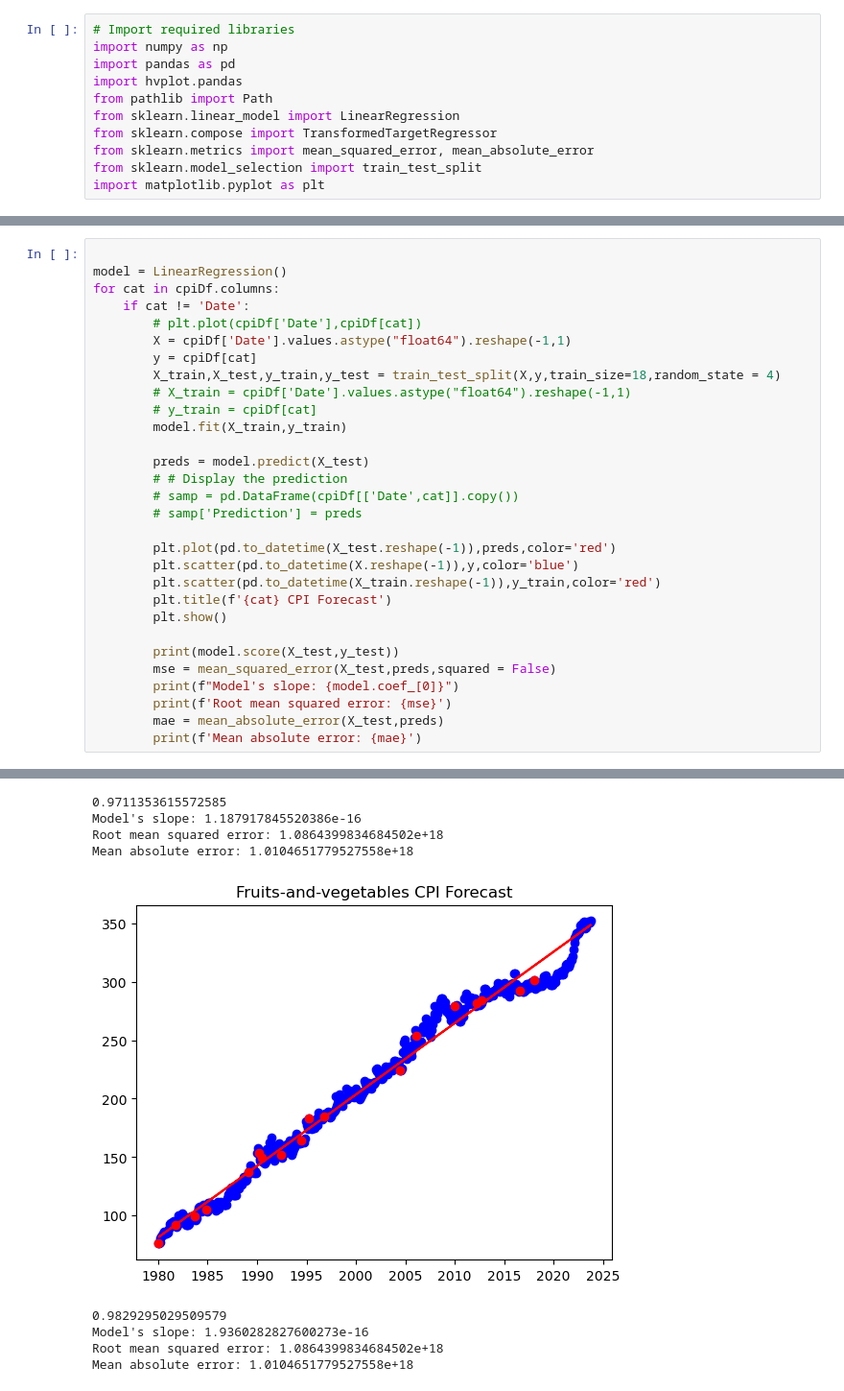
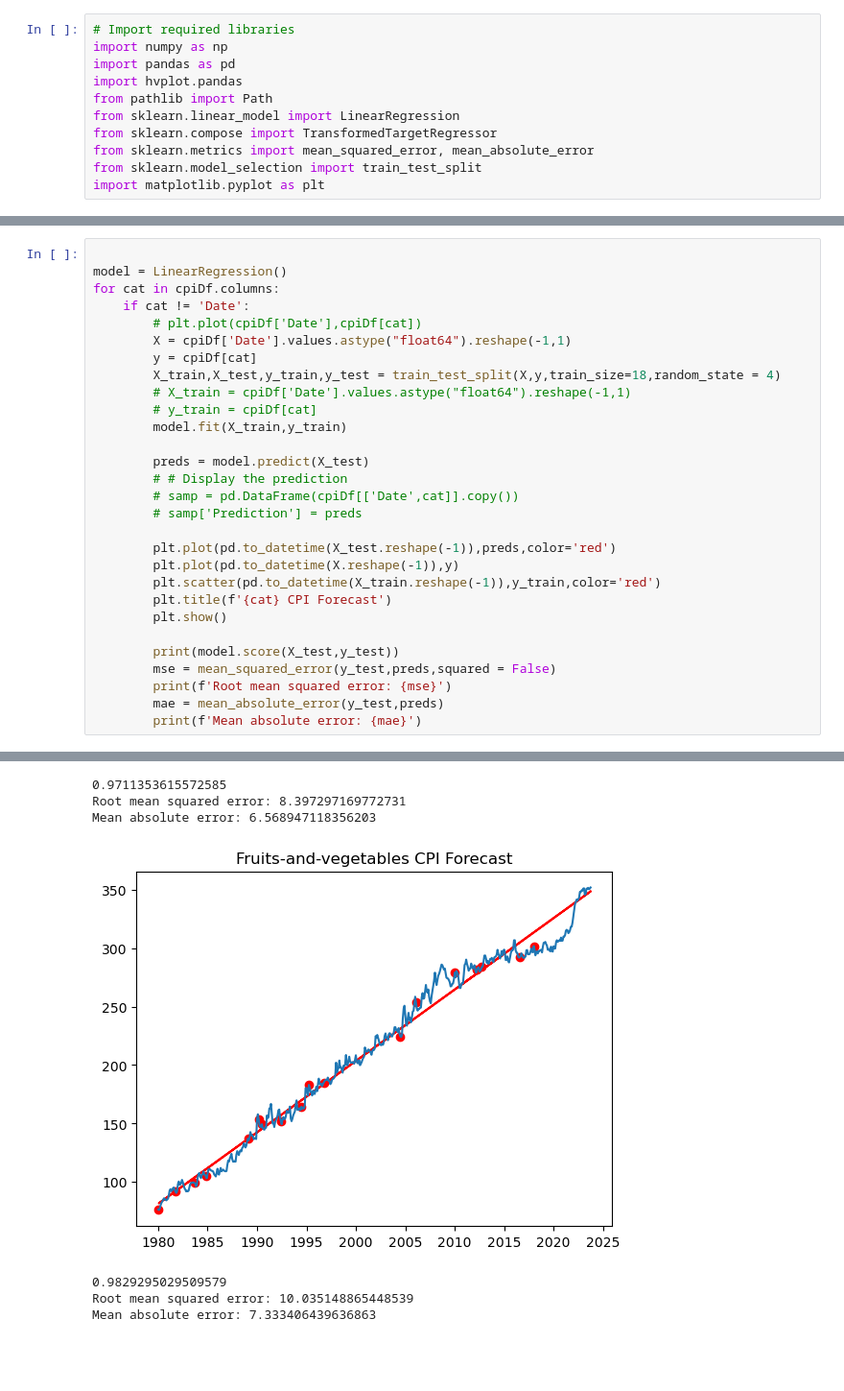
Before and after one commit to MrGoots/MachineLearning_Project, a Jupyter notebook: linearMain.ipynb, the cells around one changed output, grey strips where cells are left out. Shown at 96% size. Drawn from its saved outputs; the diff is of its cells as text; blank space fills up the shorter version.

```diff
--- a/linearMain.ipynb
+++ b/linearMain.ipynb
@@ -46,15 +46,14 @@ for cat in cpiDf.columns:
         # samp['Prediction'] = preds
 
         plt.plot(pd.to_datetime(X_test.reshape(-1)),preds,color='red')
-        plt.scatter(pd.to_datetime(X.reshape(-1)),y,color='blue')
+        plt.plot(pd.to_datetime(X.reshape(-1)),y)
         plt.scatter(pd.to_datetime(X_train.reshape(-1)),y_train,color='red')
         plt.title(f'{cat} CPI Forecast')
         plt.show()
 
         print(model.score(X_test,y_test))
-        mse = mean_squared_error(X_test,preds,squared = False)
-        print(f"Model's slope: {model.coef_[0]}")
+        mse = mean_squared_error(y_test,preds,squared = False)
         print(f'Root mean squared error: {mse}')
-        mae = mean_absolute_error(X_test,preds)
+        mae = mean_absolute_error(y_test,preds)
         print(f'Mean absolute error: {mae}')
 # %% [output]
@@ -72,9 +69,7 @@ Mean absolute error: 1.0104651779527558e+18
 0.9711353615572585
-Model's slope: 1.187917845520386e-16
-Root mean squared error: 1.0864399834684502e+18
-Mean absolute error: 1.0104651779527558e+18
+Root mean squared error: 8.397297169772731
+Mean absolute error: 6.568947118356203
-[figure, old version]
+[figure, new version]
 0.9829295029509579
-Model's slope: 1.9360282827600273e-16
-Root mean squared error: 1.0864399834684502e+18
-Mean absolute error: 1.0104651779527558e+18
+Root mean squared error: 10.035148865448539
+Mean absolute error: 7.333406439636863
```
Also changed, not shown: parts of 2 cells of this notebook.
